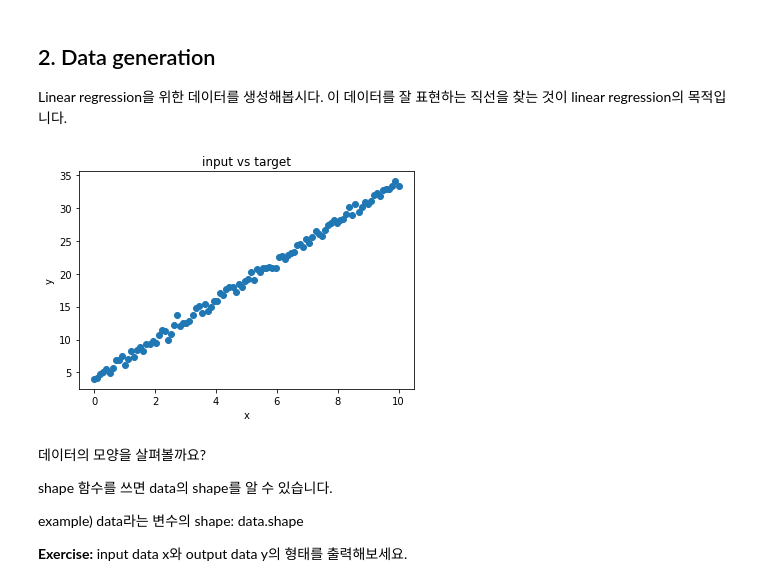
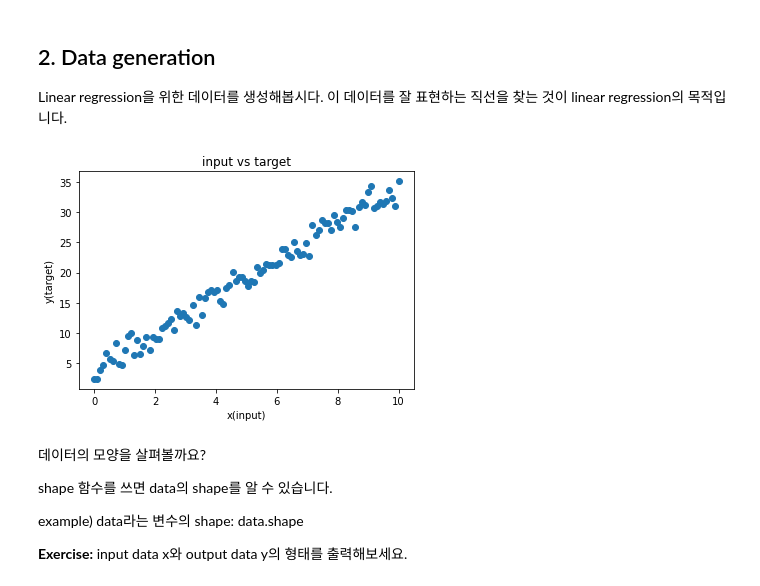
Before and after one commit to woonghee97/deep_learning, a Jupyter notebook: HW1.ipynb, the cells around one changed output. Cells and saved outputs as stored; diff of their text form; code cells hidden in the pictures.

```diff
--- a/HW1.ipynb
+++ b/HW1.ipynb
@@ -24,17 +26,17 @@ Linear regression을 위한 데이터를 생성해봅시다.
 # %%
 # 데이터 생성, x:input, y:target
 # y=ax+b 형태, y=3x+4라고 하자
 
 x = np.array([np.linspace(0, 10, 100)]) # 0부터 10까지 100개의 데이터를 생성합니다.
-y = 3 * x + 4 + np.random.randn(*x.shape) * 0.5  # noise값을 변화하면서 다양한 데이터를 생성해 보세요.
+y = 3 * x + 4 + np.random.randn(*x.shape) * 1.5  # noise값을 변화하면서 다양한 데이터를 생성해 보세요.
 
 plt.scatter(x, y)
 plt.title('input vs target')
-plt.xlabel('x')
-plt.ylabel('y')
+plt.xlabel('x(input)')
+plt.ylabel('y(target)')
 plt.show()
 # %% [output]
-[figure, old version]
+[figure, new version]
 # %% [markdown]
 데이터의 모양을 살펴볼까요?
 
```
Also changed, not shown: parts of 6 cells of this notebook.
